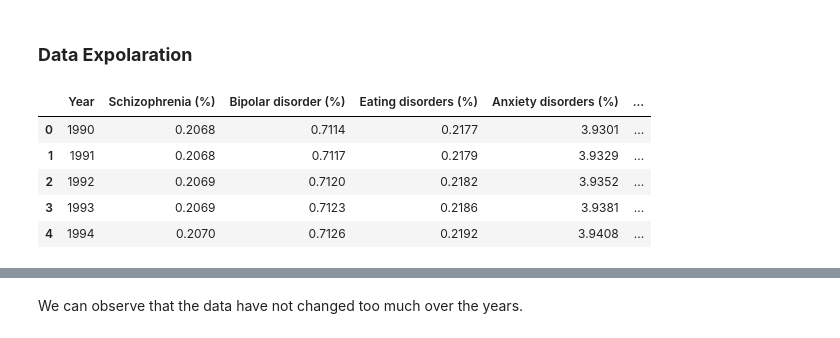
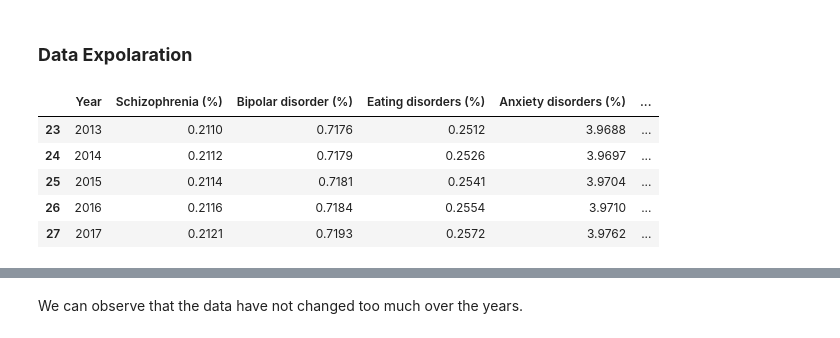
Before and after one commit to AlessandroSignoretto/Social_research_project, a Jupyter notebook: Social_research_project.ipynb, the cells around one changed output, grey strips where cells are left out. Drawn from its saved outputs; the diff is of its cells as text; code cells hidden in the pictures.

```diff
--- a/Social_research_project.ipynb
+++ b/Social_research_project.ipynb
@@ -195,15 +177,15 @@ Name: 1463, dtype: object
 # %%
 #Grouping the data by year and the average per disorder
 
 Year_grouping = mental_health1.groupby('Year')[['Schizophrenia (%)', 'Bipolar disorder (%)','Eating disorders (%)', 'Anxiety disorders (%)', 'Drug use disorders (%)', 'Depression (%)', 'Alcohol use disorders (%)']].mean().reset_index()
-Year_grouping.head(5)
+Year_grouping.tail(5)
 # %% [output]
 |  | Year | Schizophrenia (%) | Bipolar disorder (%) | Eating disorders (%) | Anxiety disorders (%) | ... |
-| 0 | 1990 | 0.2068 | 0.7114 | 0.2177 | 3.9301 | ... |
-| 1 | 1991 | 0.2068 | 0.7117 | 0.2179 | 3.9329 | ... |
-| 2 | 1992 | 0.2069 | 0.7120 | 0.2182 | 3.9352 | ... |
-| 3 | 1993 | 0.2069 | 0.7123 | 0.2186 | 3.9381 | ... |
-| 4 | 1994 | 0.2070 | 0.7126 | 0.2192 | 3.9408 | ... |
+| 23 | 2013 | 0.2110 | 0.7176 | 0.2512 | 3.9688 | ... |
+| 24 | 2014 | 0.2112 | 0.7179 | 0.2526 | 3.9697 | ... |
+| 25 | 2015 | 0.2114 | 0.7181 | 0.2541 | 3.9704 | ... |
+| 26 | 2016 | 0.2116 | 0.7184 | 0.2554 | 3.9710 | ... |
+| 27 | 2017 | 0.2121 | 0.7193 | 0.2572 | 3.9762 | ... |
 # %%
 plt.figure(figsize = (15,5))
 
```
Also changed, not shown: parts of 10 cells of this notebook.
